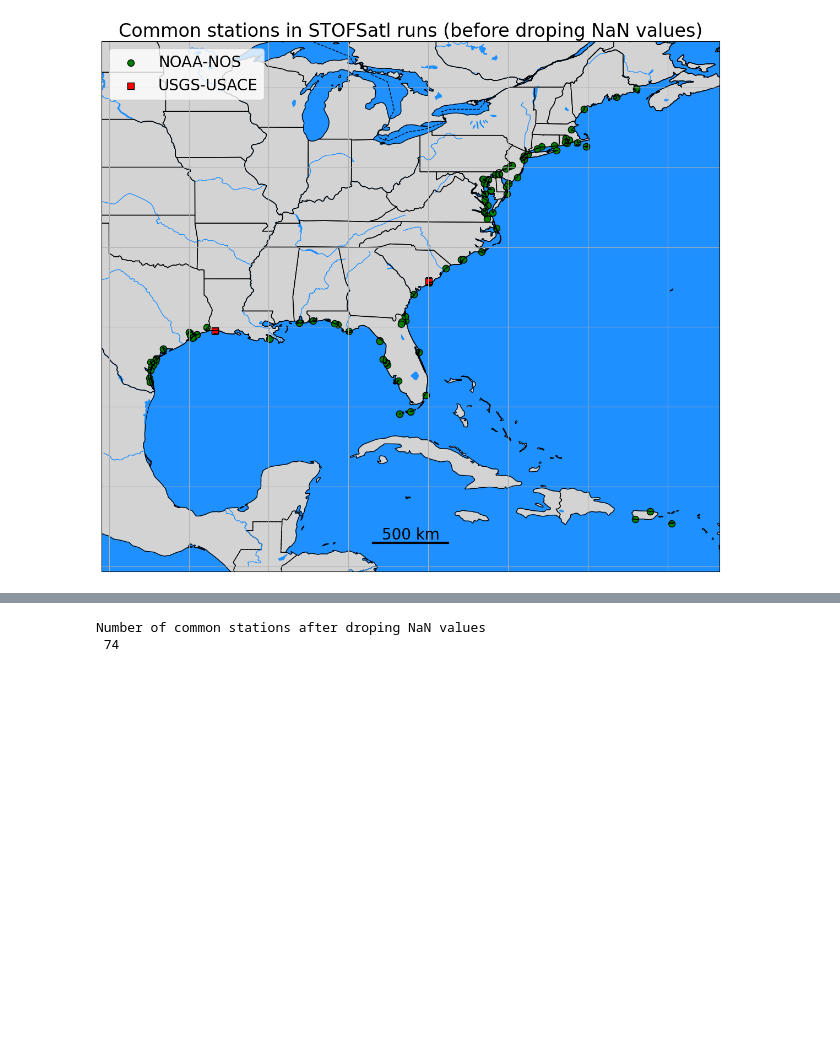
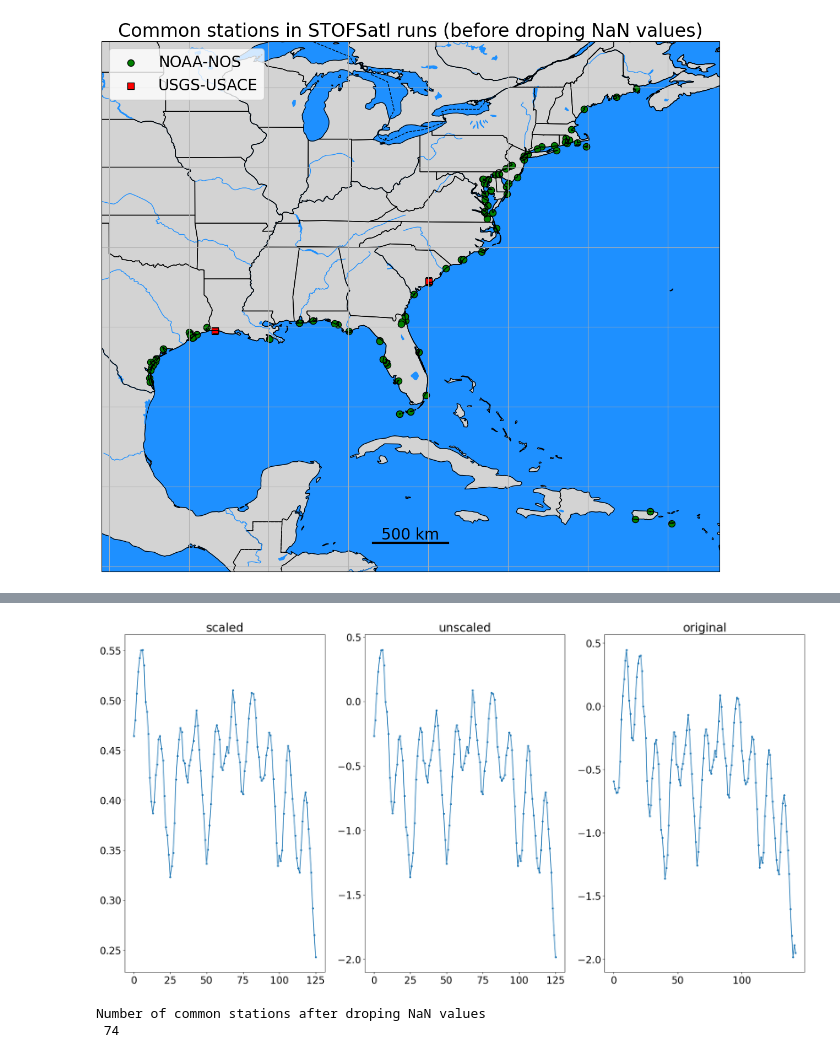
Before and after one commit to NoujoudNader/SormNet, a Jupyter notebook: main_test.ipynb, the cells around one changed output, grey strips where cells are left out. Saved outputs shown, nothing was run; the diff lists cells and outputs as text; code cells hidden in the pictures; blank space fills up the shorter version.

```diff
--- a/main_test.ipynb
+++ b/main_test.ipynb
@@ -184,0 +296,28 @@ print(len(station_df_train.columns.values))
+# %%
+# Apply sliding window
+x_train, y_train = sliding_window(station_df_train, config, 1)
+x_val, y_val = sliding_window(station_df_val, config, 1)
+x_test, y_test = sliding_window(station_df_test, config, config['N_PRED'])
+
+# Scale data
+x_scaler = MinMaxScaler().fit(x_train.reshape(-1,1))
+x_train_scaled = x_scaler.transform(x_train.reshape(-1,1)).reshape(x_train.shape[0], x_train.shape[1])
+x_val_scaled = x_scaler.transform(x_val.reshape(-1,1)).reshape(x_val.shape[0], x_val.shape[1])
+x_test_scaled = x_scaler.transform(x_test.reshape(-1,1)).reshape(x_test.shape[0], x_test.shape[1])
+
+y_scaler = MinMaxScaler().fit(y_train.reshape(-1,1))
+y_train_scaled = y_scaler.transform(y_train.reshape(-1,1)).reshape(y_train.shape[0], y_train.shape[1])
+y_val_scaled = y_scaler.transform(y_val.reshape(-1,1)).reshape(y_val.shape[0], y_val.shape[1])
+y_test_scaled = y_scaler.transform(y_test.reshape(-1,1)).reshape(y_test.shape[0], y_test.shape[1])
+
+row = 24
+fig, ax = plt.subplots(1,3, sharey=False)
+ax[0].plot(y_test_scaled[row, :], '.-')
+ax[0].set_title('scaled')
+ax[1].plot(y_test[row, :], '.-')
+ax[1].set_title('unscaled')
+ax[2].plot(station_df_test.iloc[:, row], '.-')
+ax[2].set_title('original')
+plt.show()
+# %% [output]
+[figure, added]
```
Also changed, not shown: parts of 10 cells of this notebook, 1 other file.
